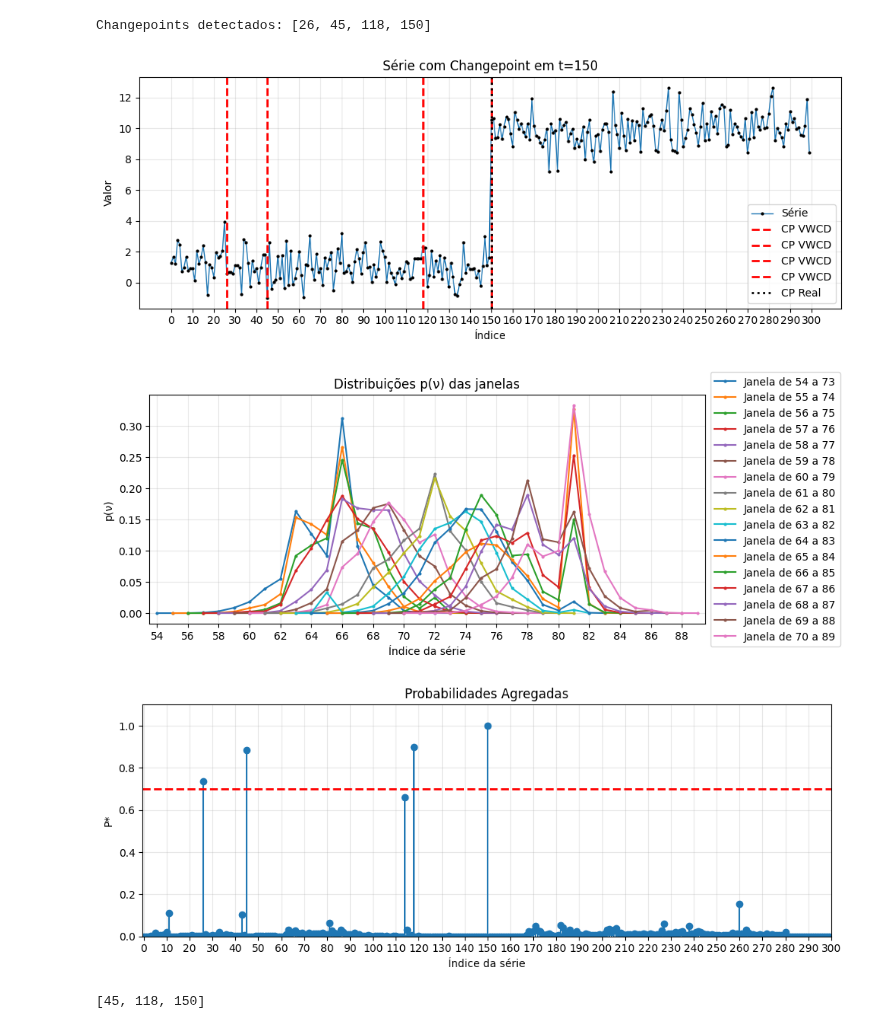
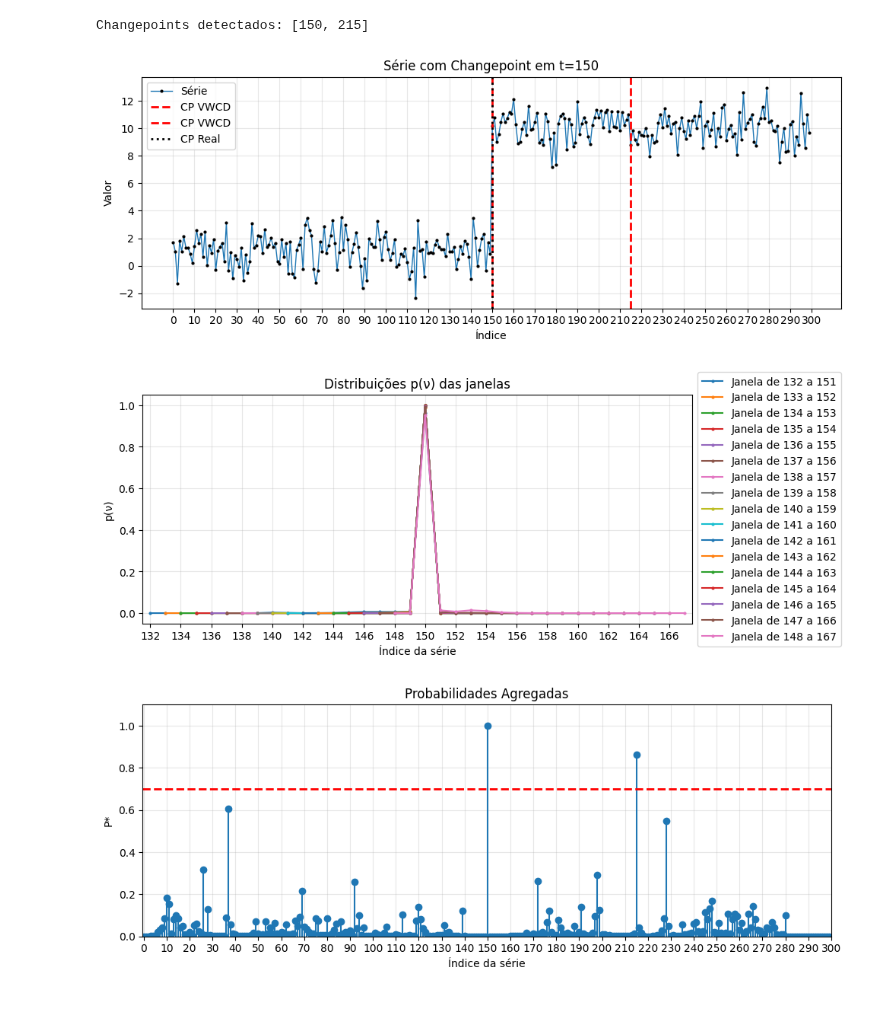
Before and after one commit to lhscaldas/Mestrado, a Jupyter notebook: VWCD_debug.ipynb, the cells around one changed output. Saved outputs shown, nothing was run; the diff lists cells and outputs as text; code cells hidden in the pictures.

Commit message:
pesos por otimização da variância

```diff
--- a/VWCD_debug.ipynb
+++ b/VWCD_debug.ipynb
@@ -171,7 +188,7 @@ import numpy as np
 from scipy.stats import betabinom
 import time
 
-def vwcd(X, w, vote_p_thr, ab=2, aggreg=agg_linear, pesos=ws_U, lamb=1, verbose=False):
+def vwcd(X, w, vote_p_thr, ab=2, aggreg=agg_linear, pesos=ws_U, lamb=1, lamb_w=1, verbose=False):
     def loglik(x, loc, scale):
         n = len(x)
         c = 1 / np.sqrt(2 * np.pi)
@@ -236,17 +253,25 @@ def vwcd(X, w, vote_p_thr, ab=2, aggreg=agg_linear, pesos=ws_U, lamb=1, verbose=
         num_votes = len(votes_list)
 
         if num_votes > 0:
-            if pesos == (ws_H or ws_H_exp):
+            if (pesos == ws_H) or (pesos == ws_H_exp):
                 ws = pesos(H_list)
+            elif pesos == ws_O:
+                ws = pesos(votes_list, lamb_w)
+            elif pesos == ws_U:
+                ws = pesos(votes_list)
             else:
-                ws = pesos(votes_list)
+                print("Método de pesos desconhecido. Usando pesos uniformes.")
+                ws = np.ones(len(votes_list)) / len(votes_list)
 
             if aggreg == agg_otima:
-                agg_vote = agg_otima(votes_list, ws, lamb)
+                agg_vote = aggreg(votes_list, ws, lamb)
             elif aggreg == agg_logaritmica:
                 agg_vote = aggreg(votes_list, ws)
+            elif aggreg == agg_linear:
+                agg_vote = aggreg(votes_list)
             else:
-                agg_vote = aggreg(votes_list)
+                print("Método de agregação desconhecido. Usando agregação linear.")
+                agg_vote = agg_linear(votes_list)
         else:
             agg_vote = 0.0
 
@@ -264,46 +289,42 @@ def vwcd(X, w, vote_p_thr, ab=2, aggreg=agg_linear, pesos=ws_U, lamb=1, verbose=
 # %%
 from ArtificialTSGenerator import generate_series_fixed_cp, plot_series
 
-np.random.seed(10) # Resultado bom mesmo pra media 1.2
-# np.random.seed(1) # Usado na variação das médias e do desvio padrão
+# np.random.seed(10) # Resultado bom mesmo pra media 1.2
+# np.random.seed(1)
 # N = 101
 # cp_real = 50
-# means = [0, 1.2]
+# means = [0, 5]
 # stds = [1, 1]
 # X, y  = generate_series_fixed_cp(N, means, stds, cp_real)
 # state_labels = ["$f_0$" if state == 0 else "$f_B$" for state in y]
-# plot_series(X, y, states_labels=state_labels, figsize=(10, 4), title=f"Série Temporal Sintética com Changepoint em t={t}")
+# plot_series(X, y, states_labels=state_labels, figsize=(10, 4), title=f"Série Temporal Sintética com Changepoint em t={cp_real}")
 
 import pandas as pd
-df = pd.read_csv("changepoints/teste_m10/otima_H/Cliente12_Server12.csv")
+# df = pd.read_csv("changepoints/teste_m10/otima_H/Cliente12_Server12.csv")
+df = pd.read_csv("changepoints/teste_m10/otima_H/Cliente31_Server31.csv")
 X = df["value"].values
 cp_real = 150
 
 w = 20
 vote_p_thr = 0.7
 ab = 30
 l = 1
 
-CP, elapsedTime, vote_counts, agg_probs, votes, windows = vwcd(X, w=w, vote_p_thr=vote_p_thr, ab=ab, aggreg
-=agg_logaritmica, pesos=ws_H, lamb=1, verbose=False)
+CP, elapsedTime, vote_counts, agg_probs, votes, windows = vwcd(X, w=w, vote_p_thr=vote_p_thr, ab=ab, aggreg=agg_logaritmica, pesos=ws_O, lamb=1, lamb_w=1, verbose=False)
 print(f"Changepoints detectados: {CP}")
 plot_series_with_cp(X, CP, CP_real=[cp_real], title=f"Série com Changepoint em t={cp_real}")
 
-cp_real = 72  # Usar o CP detectado para plotar a janela
-idxs = range(cp_real - w + 1, cp_real + 1) # em teoria seria assim
+# cp_real = 150  # Usar o CP detectado para plotar a janela
+# idxs = range(cp_real - w + 1, cp_real + 1) # em teoria seria assim
 idxs = range(cp_real - w + 1 + 1, cp_real + 1 - 2) # na prática assim por causa do MLE
 plot_window(windows, idxs, w=w)
 # plot_window(windows, cp_real-10+1, w=w)
 plot_agg_probs(agg_probs, title="Probabilidades Agregadas", limiar=vote_p_thr)
 # %% [output]
-Changepoints detectados: [26, 45, 118, 150]
+Changepoints detectados: [150, 215]
-[figure, old version]
+[figure, new version]
-[figure, old version]
+[figure, new version]
-[figure, old version]
+[figure, new version]
-# %%
-CP
-# %% [output]
-[45, 118, 150]
 # %%
 # agg_probs_calc = np.zeros(len(votes))
 # N = len(votes)
```
Also changed, not shown: parts of 2 cells of this notebook, 3 other files.
